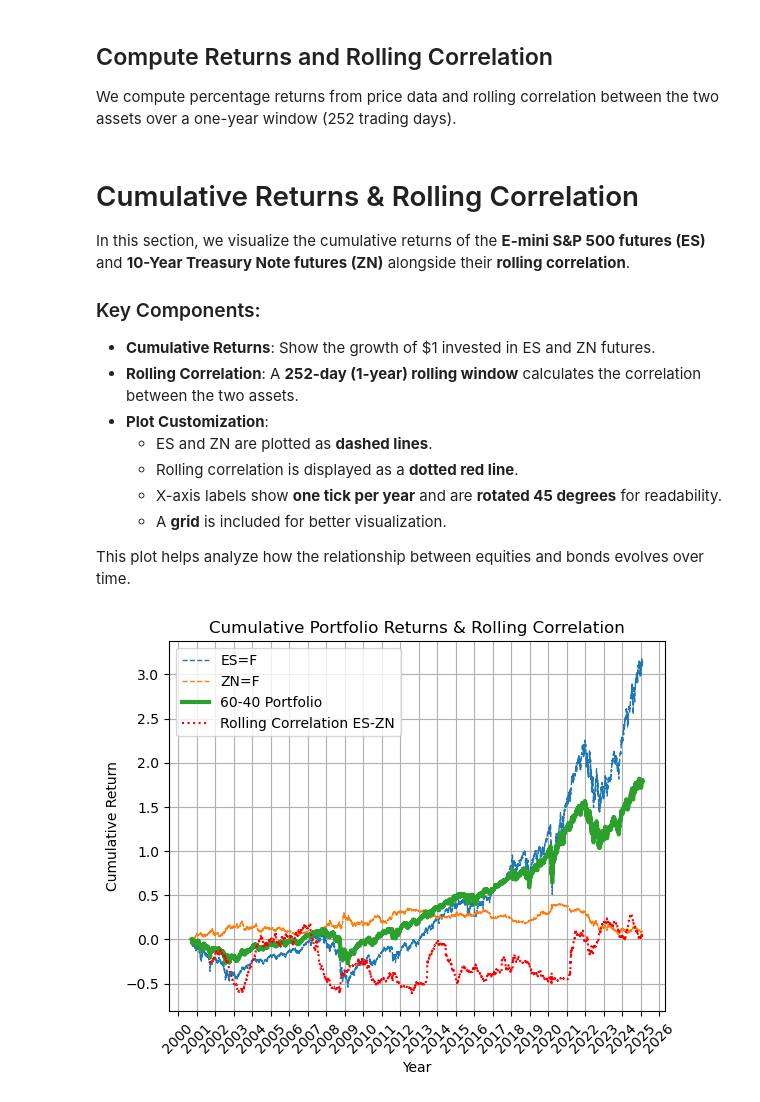
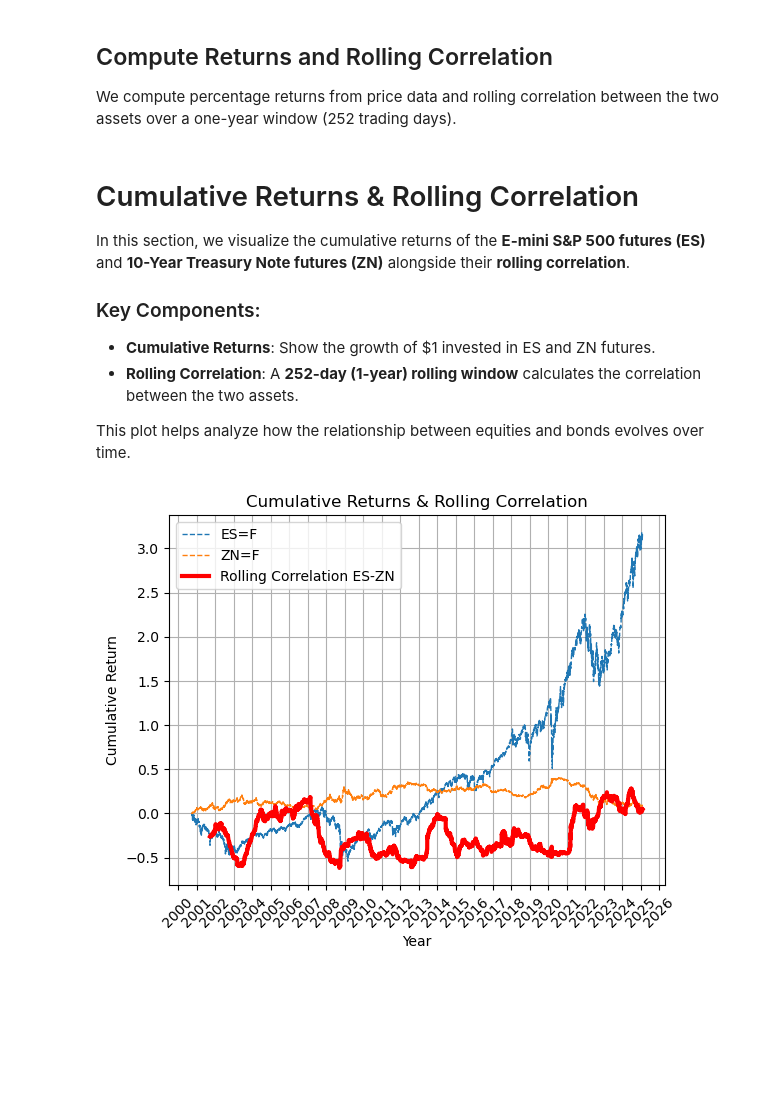
Before and after one commit to QuantLandi/computational-investing-exercises, a Jupyter notebook: day2_am.ipynb, the cells around one changed output. Saved outputs shown, nothing was run; the diff lists cells and outputs as text; code cells hidden in the pictures; blank space fills up the shorter version.

```diff
--- a/day2_am.ipynb
+++ b/day2_am.ipynb
@@ -89,39 +89,46 @@ In this section, we visualize the cumulative returns of the **E-mini S&P 500 fut
 ### Key Components:
 - **Cumulative Returns**: Show the growth of $1 invested in ES and ZN futures.
 - **Rolling Correlation**: A **252-day (1-year) rolling window** calculates the correlation between the two assets.
-- **Plot Customization**:
-  - ES and ZN are plotted as **dashed lines**.
-  - Rolling correlation is displayed as a **dotted red line**.
-  - X-axis labels show **one tick per year** and are **rotated 45 degrees** for readability.
-  - A **grid** is included for better visualization.
 
 This plot helps analyze how the relationship between equities and bonds evolves over time.
 # %%
-# Compute cumulative returns for individual assets and portfolio
-cum_returns = (1 + returns).cumprod()
+# Create a figure and axis for plotting cumulative returns and rolling correlation
+fig, ax = plt.subplots()
 
-# Compute portfolio returns with 60-40 weighting
-portfolio_weights = [0.6, 0.4]
-portfolio_returns = (returns * portfolio_weights).sum(axis=1)
-cum_portfolio_returns = (1 + portfolio_returns).cumprod()
+# Plot cumulative returns for ES futures contract with a dashed line
+ax.plot(cum_returns.index, cum_returns["ES=F"] - 1, linestyle='--', linewidth=1, label='ES=F')
 
-# Plot cumulative returns and rolling correlation
-fig, ax = plt.subplots()
-ax.plot(cum_returns.index, cum_returns["ES=F"] - 1, linestyle='--', linewidth=1, label='ES=F')
+# Plot cumulative returns for ZN futures contract with a dashed line
 ax.plot(cum_returns.index, cum_returns["ZN=F"] - 1, linestyle='--', linewidth=1, label='ZN=F')
-ax.plot(cum_portfolio_returns.index, cum_portfolio_returns - 1, linewidth=3, label='60-40 Portfolio')
 
-# Plot rolling correlation
-ax.plot(rolling_corr.index, rolling_corr, linestyle=':', linewidth=1.5, label='Rolling Correlation ES-ZN', color='red')
+# Plot rolling correlation between ES and ZN with a dotted red line
+ax.plot(rolling_corr.index, rolling_corr, linewidth=3, label='Rolling Correlation ES-ZN', color='red')
 
-ax.set_title('Cumulative Portfolio Returns & Rolling Correlation')
+# Set the title of the plot
+ax.set_title('Cumulative Returns & Rolling Correlation')
+
+# Label the x-axis as 'Year'
 ax.set_xlabel('Year')
+
+# Label the y-axis as 'Cumulative Return'
 ax.set_ylabel('Cumulative Return')
+
+# Add a legend to distinguish the different lines
 ax.legend()
+
+# Add grid lines for better visualization
 ax.grid()
+
+# Set x-axis ticks to show one per year
 ax.xaxis.set_major_locator(mdates.YearLocator())
+
+# Format x-axis labels as years
 ax.xaxis.set_major_formatter(mdates.DateFormatter('%Y'))
+
+# Rotate x-axis labels by 45 degrees for better readability
 plt.xticks(rotation=45)
+
+# Display the plot
 plt.show()
 # %% [output]
-[figure, old version]
+[figure, new version]
```
Also changed, not shown: parts of 3 cells of this notebook.
